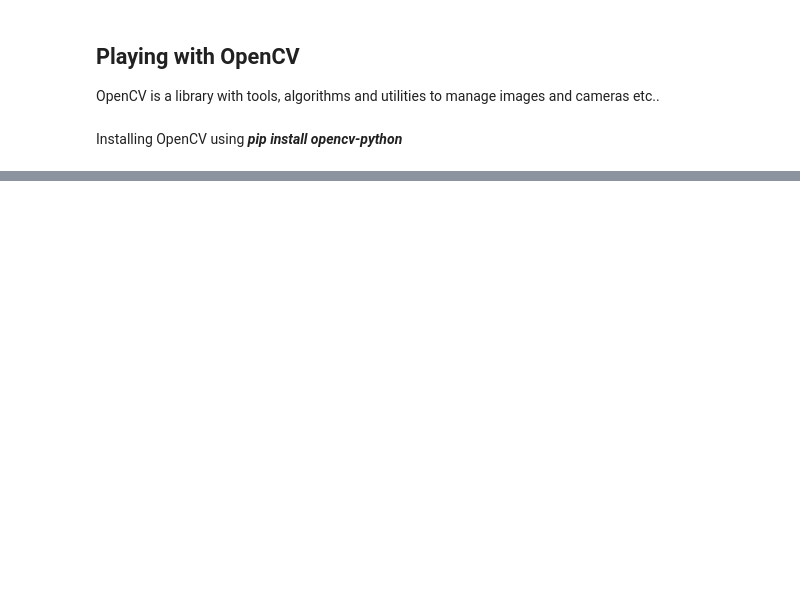
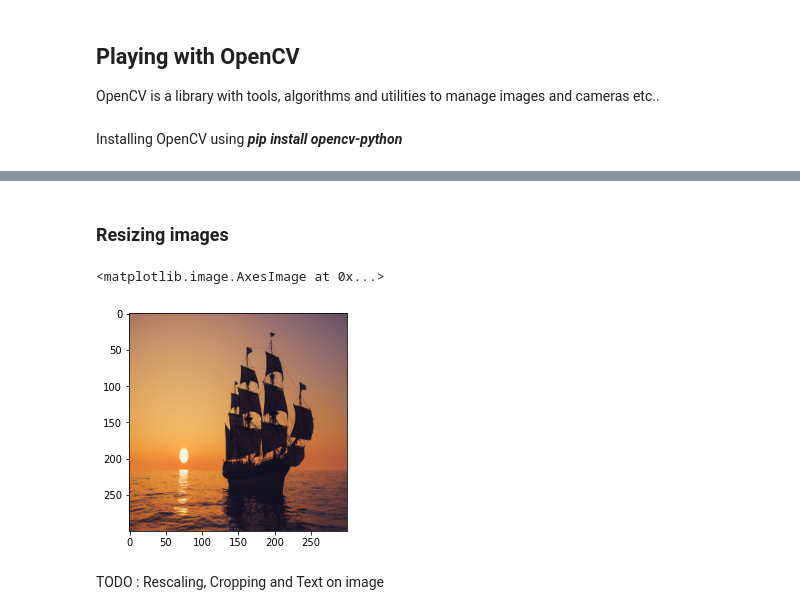
Before and after one commit to AbdulQadir98/Image-Processing, a Jupyter notebook: ImageProcessing.ipynb, the cells around one changed output, grey strips where cells are left out. Saved outputs shown, nothing was run; the diff lists cells and outputs as text; code cells hidden in the pictures; blank space fills up the shorter version.

```diff
--- a/ImageProcessing.ipynb
+++ b/ImageProcessing.ipynb
@@ -58,0 +79,13 @@ type(image)
+# %% [markdown]
+### Resizing images
+# %%
+WIDTH = 300
+HEIGHT = 300
+
+resized_img = cv2.resize(img, (WIDTH, HEIGHT))
+plt.imshow(resized_img)
+# %% [output]
+<matplotlib.image.AxesImage at 0x...>
+[figure, added]
+# %% [markdown]
+TODO : Rescaling, Cropping and Text on image
```
Also changed, not shown: parts of 7 cells of this notebook.
